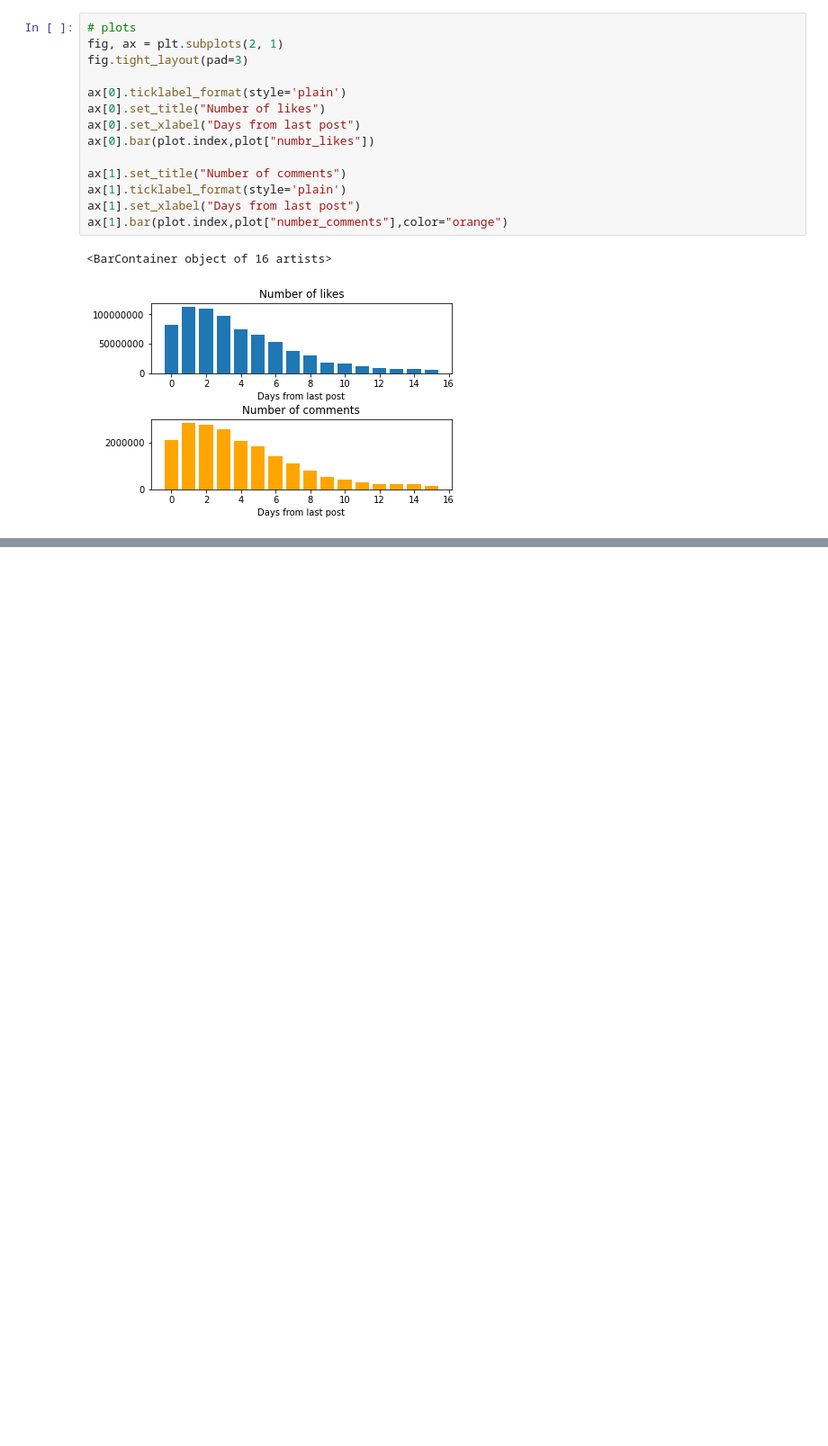
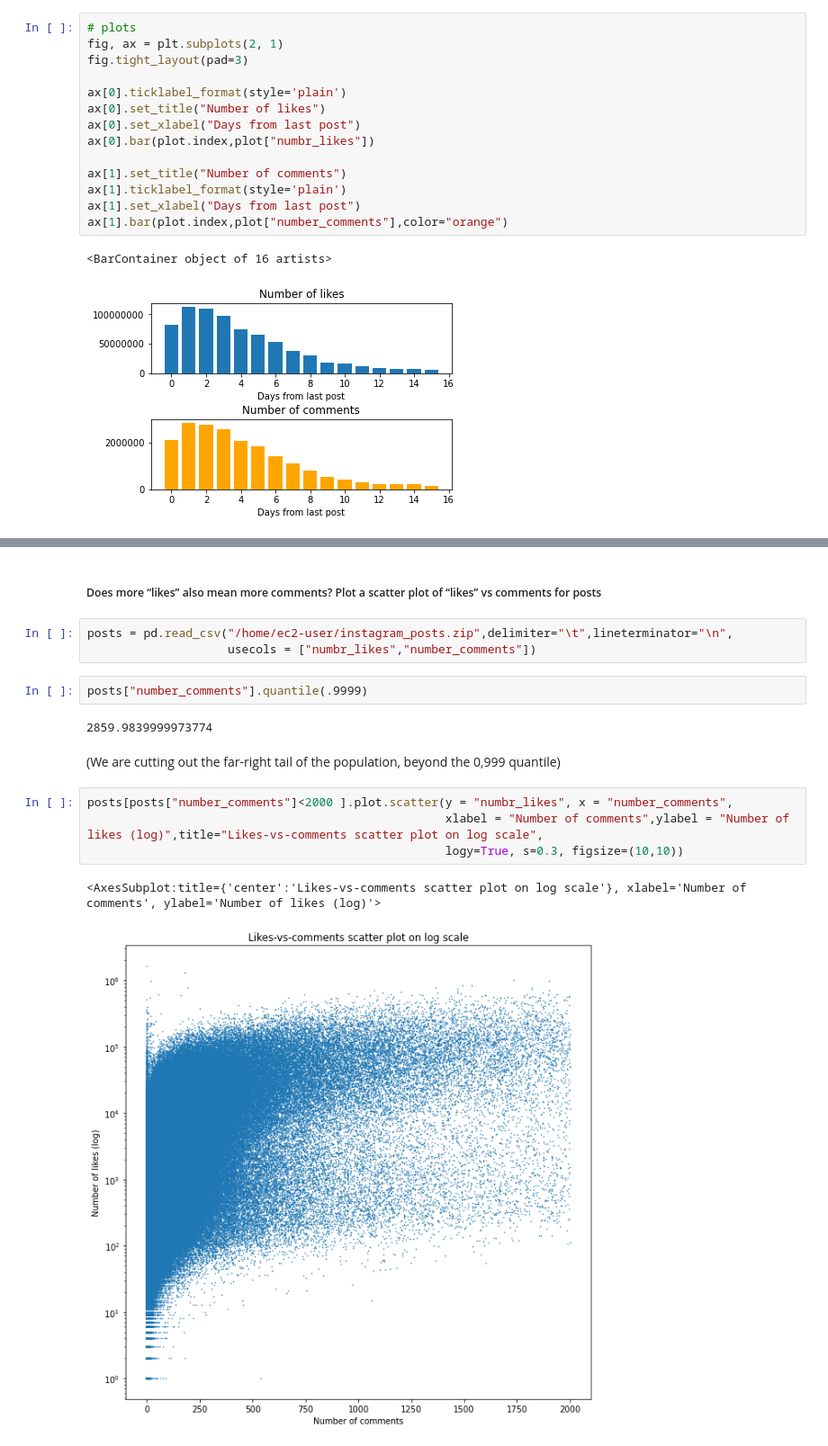
Before and after one commit to sophiaBalestrucci/ADM-HW2, a Jupyter notebook: HW2.ipynb, the cells around one changed output, grey strips where cells are left out. Shown: that part at 90% size. Cells and saved outputs as stored; diff of their text form; blank space fills up the shorter version.

```diff
--- a/HW2.ipynb
+++ b/HW2.ipynb
@@ -612,0 +616,18 @@ $\implies$ The interval wich maximixe the likes and comments is between 1 and 4
+# %% [markdown]
+##### Does more “likes” also mean more comments? Plot a scatter plot of “likes” vs comments for posts
+# %%
+posts = pd.read_csv("/home/ec2-user/instagram_posts.zip",delimiter="\t",lineterminator="\n",
+                    usecols = ["numbr_likes","number_comments"])
+# %%
+posts["number_comments"].quantile(.9999)
+# %% [output]
+2859.9839999973774
+# %% [markdown]
+(We are cutting out the far-right tail of the population, beyond the 0,999 quantile)
+# %%
+posts[posts["number_comments"]<2000 ].plot.scatter(y = "numbr_likes", x = "number_comments",
+                                                   xlabel = "Number of comments",ylabel = "Number of likes (log)",title="Likes-vs-comments scatter plot on log scale",
+                                                   logy=True, s=0.3, figsize=(10,10))
+# %% [output]
+<AxesSubplot:title={'center':'Likes-vs-comments scatter plot on log scale'}, xlabel='Number of comments', ylabel='Number of likes (log)'>
+[figure, added]
```
Also changed, not shown: parts of 28 cells of this notebook.
